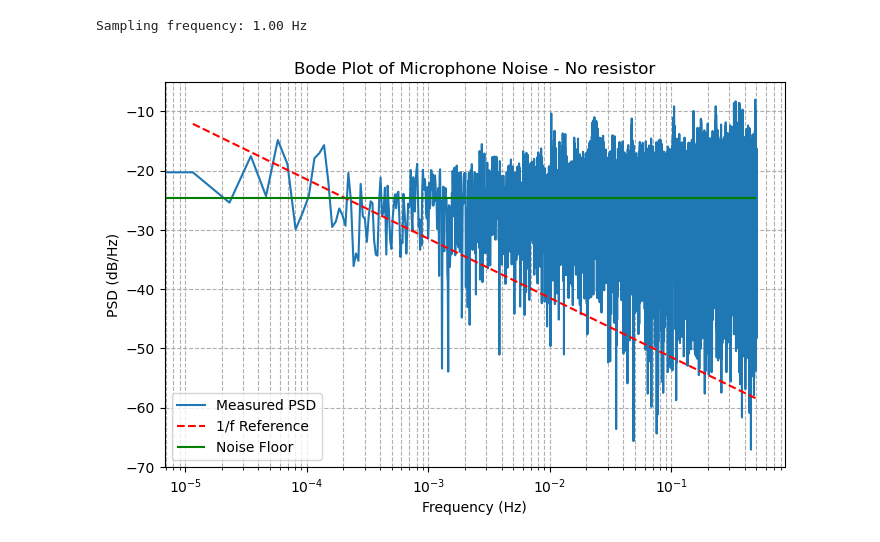
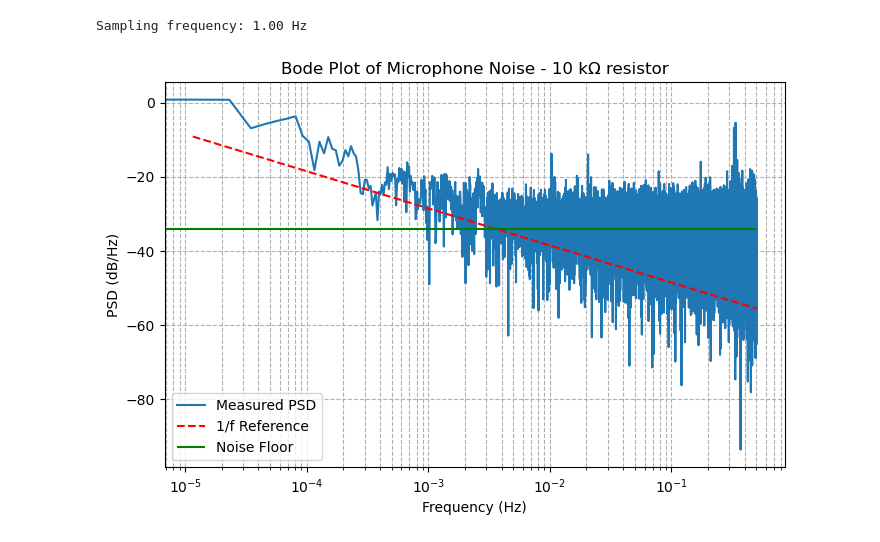
Before and after one commit to lokichubs/Flicker-noise-project, a Jupyter notebook: Notebooks/data_processing.ipynb, the cells around one changed output. Saved outputs shown, nothing was run; the diff lists cells and outputs as text; code cells hidden in the pictures.

```diff
--- a/Notebooks/data_processing.ipynb
+++ b/Notebooks/data_processing.ipynb
@@ -6,7 +6,7 @@ from scipy.signal import welch
 from datetime import datetime
 # %%
 
-path = 'data/mic_data_lid_open.csv'
+path = 'data/mic_data_lid_open_with_resistor.csv'
 df = pd.read_csv(path)
 df = df.dropna()  # Remove any NaN rows
 t = df['time (s)'].values
@@ -23,32 +23,32 @@ Sampling frequency: 1.00 Hz
 x = x - np.mean(x)
 
 # Compute PSD
 f, Pxx = welch(x, fs=fs, nperseg=86400)
 
 # Plot measured PSD
 plt.figure(figsize=(8,5))
 plt.semilogx(f, 10 * np.log10(Pxx), label='Measured PSD')
 
 # 1/f reference line
 f_ref = np.linspace(f[1], f[-1], 1000)
 freq_norm = 0.001
 idx_norm = np.argmin(np.abs(f - freq_norm))
 p_ref = Pxx[idx_norm]
 ref_line = p_ref * (freq_norm / f_ref)
 plt.semilogx(f_ref, 10 * np.log10(ref_line), 'r--', label='1/f Reference')
 
 # Estimate and plot noise floor
 hf_start = int(len(f) * 0.9)
 noise_floor_level = np.median(Pxx[hf_start:])
 plt.hlines(10 * np.log10(noise_floor_level), f[0], f[-1], colors='g', linestyles='-', label='Noise Floor')
 
 
 # Plot formatting
 plt.xlabel('Frequency (Hz)')
 plt.ylabel('PSD (dB/Hz)')
-plt.title('Bode Plot of Microphone Noise - No resistor')
+plt.title('Bode Plot of Microphone Noise - 10 kΩ resistor')
 plt.legend()
 plt.grid(True, which='both', ls='--')
 plt.show()
 # %% [output]
-[figure, old version]
+[figure, new version]
```
Also changed, not shown: 2 other files.
